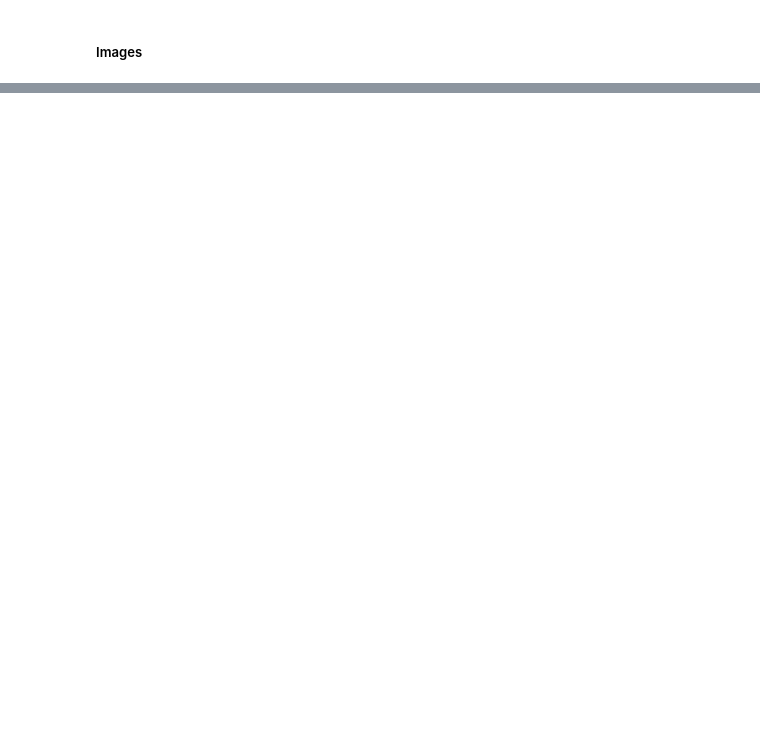
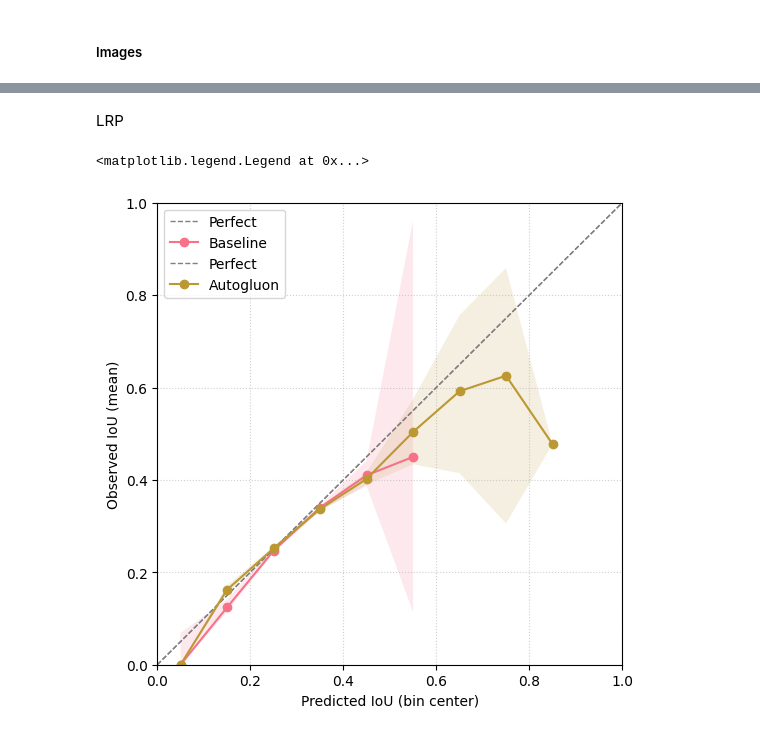
Before and after one commit to femartip/frame-validity-od, a Jupyter notebook: notebooks/assessors.ipynb, the cells around one changed output, grey strips where cells are left out. Drawn from its saved outputs; the diff is of its cells as text; code cells hidden in the pictures; blank space fills up the shorter version.

```diff
--- a/notebooks/assessors.ipynb
+++ b/notebooks/assessors.ipynb
@@ -858,18 +853,6 @@ Mean CV train MSE score 0.0126
 Mean CV test MSE score 0.0127
 Best params: {'model__fit_intercept': True, 'model__positive': False}
 # %%
-y_pred = best_linear_reg_conf_lrp.predict(conf_test)
-lrp_test_r2 = r2_score(y_test_lrp, y_pred)
-lrp_test_mae = np.mean(np.abs(y_test_lrp - y_pred))
-lrp_test_mse = np.mean((y_test_lrp - y_pred)**2)
-print(f"R2 test score {lrp_test_r2:.4f}")
-print(f"MAE test score {lrp_test_mae:.4f}")
-print(f"MSE test score {lrp_test_mse:.4f}")
-model_results.append({
-    'target': 'LRP',
-    'model': 'Univariate Linear Regression (Confidence)',
-    'test_r2': lrp_test_r2,
-    'test_mae': lrp_test_mae,
-    'test_mse': lrp_test_mse,
-})
+y_pred_lrp_baseline = best_linear_reg_conf_lrp.predict(conf_test)
+record_regression_results(model_results, 'LRP', 'Univariate Linear Regression (Confidence)', y_test_lrp, y_pred_lrp_baseline)
 # %% [output]
@@ -1293,18 +1258,6 @@ Estimated performance of each model:
  8          9
  9          6  }
 # %%
-y_pred = autoglue_predictor_lrp.predict(X_test)
-lrp_test_r2 = r2_score(y_test_lrp, y_pred)
-lrp_test_mae = np.mean(np.abs(y_test - y_pred))
-lrp_test_mse = np.mean((y_test - y_pred)**2)
-print(f"R2 test score {lrp_test_r2:.4f}")
-print(f"MAE test score {lrp_test_mae:.4f}")
-print(f"MSE test score {lrp_test_mse:.4f}")
-model_results.append({
-    'target': 'LRP',
-    'model': 'Autogluon_Tab',
-    'test_r2': lrp_test_r2,
-    'test_mae': lrp_test_mae,
-    'test_mse': lrp_test_mse,
-})
+y_pred_lrp_autg = autoglue_predictor_lrp.predict(X_test)
+record_regression_results(model_results, 'LRP', 'Autogluon_Tab', y_test_lrp, y_pred_lrp_autg)
 # %% [output]
@@ -1429,0 +1361,10 @@ lrp & Autogluon_tab & 0.436800 & 0.151600 & 0.033800 \\
+# %% [markdown]
+LRP
+# %%
+fig, ax = plt.subplots(figsize=(6, 6))
+plot_calibration_curve(y_test_lrp, y_pred_lrp_baseline, ax=ax, label="Baseline")
+plot_calibration_curve(y_test_lrp, y_pred_lrp_autg, ax=ax, label="Autogluon")
+ax.legend()
+# %% [output]
+<matplotlib.legend.Legend at 0x...>
+[figure, added]
```
Also changed, not shown: parts of 63 cells of this notebook, 4 other files.
